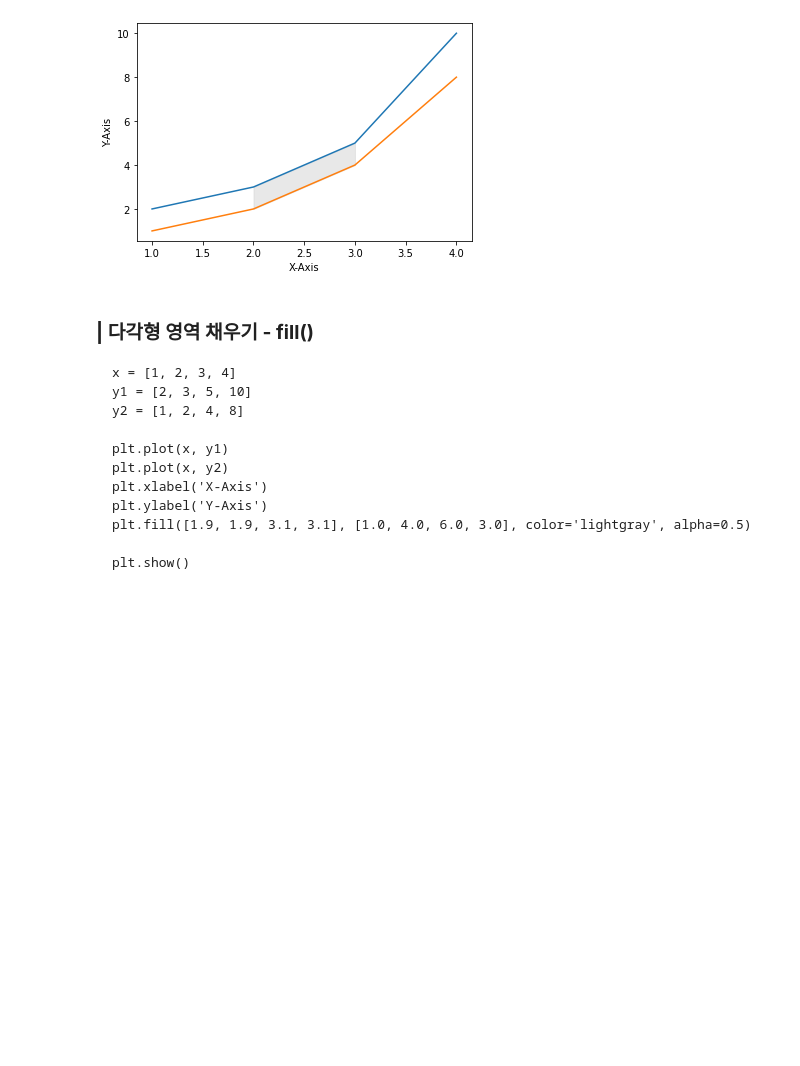
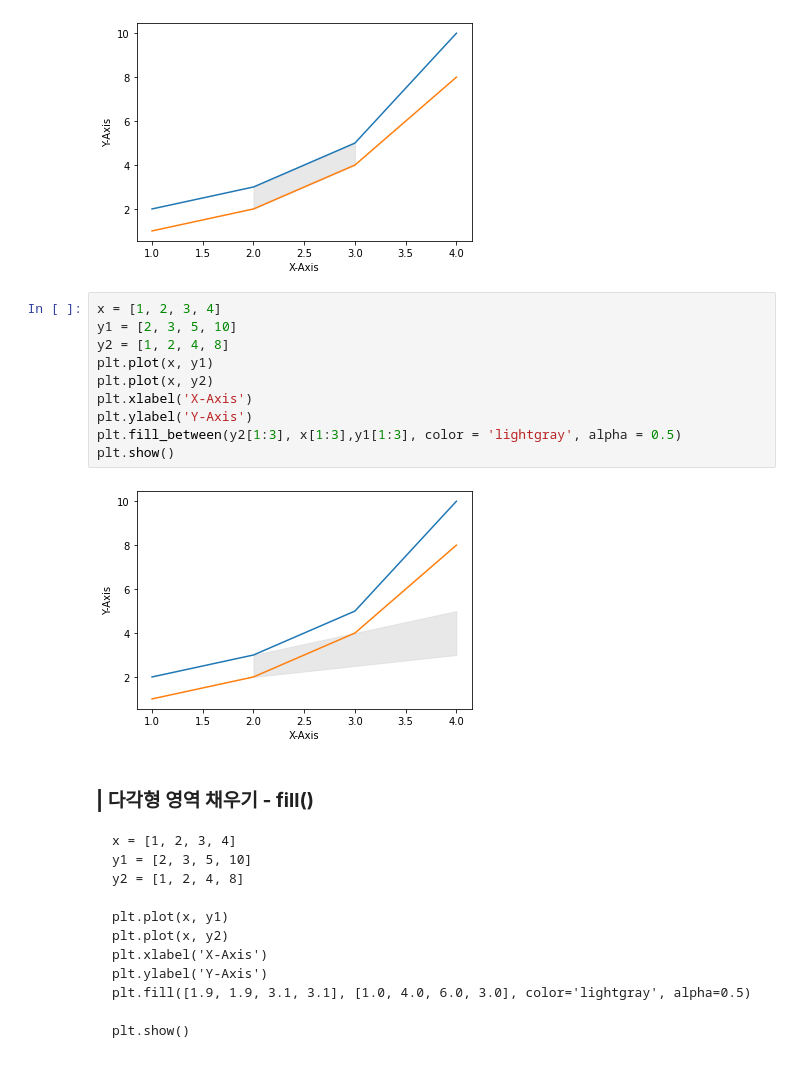
Before and after one commit to PomesHouse/SkillTreePython-DataAnalysis, a Jupyter notebook: 02.데이터시각화/ch02_01_Matplotib기본.ipynb, the cells around one changed output. Drawn from its saved outputs; the diff is of its cells as text; blank space fills up the shorter version.

```diff
--- a/02.데이터시각화/ch02_01_Matplotib기본.ipynb
+++ b/02.데이터시각화/ch02_01_Matplotib기본.ipynb
@@ -1000,6 +1010,18 @@ plt.fill_between(x[1:3], y1[1:3], y2[1:3], color = 'lightgray', alpha = 0.5)
 plt.show()
 # %% [output]
 [figure]
+# %%
+x = [1, 2, 3, 4]
+y1 = [2, 3, 5, 10]
+y2 = [1, 2, 4, 8]
+plt.plot(x, y1)
+plt.plot(x, y2)
+plt.xlabel('X-Axis')
+plt.ylabel('Y-Axis')
+plt.fill_between(y2[1:3], x[1:3],y1[1:3], color = 'lightgray', alpha = 0.5)
+plt.show()
+# %% [output]
+[figure, added]
 # %% [markdown]
 ### **| 다각형 영역 채우기 - fill()**
 
```
Also changed, not shown: parts of 17 cells of this notebook.
